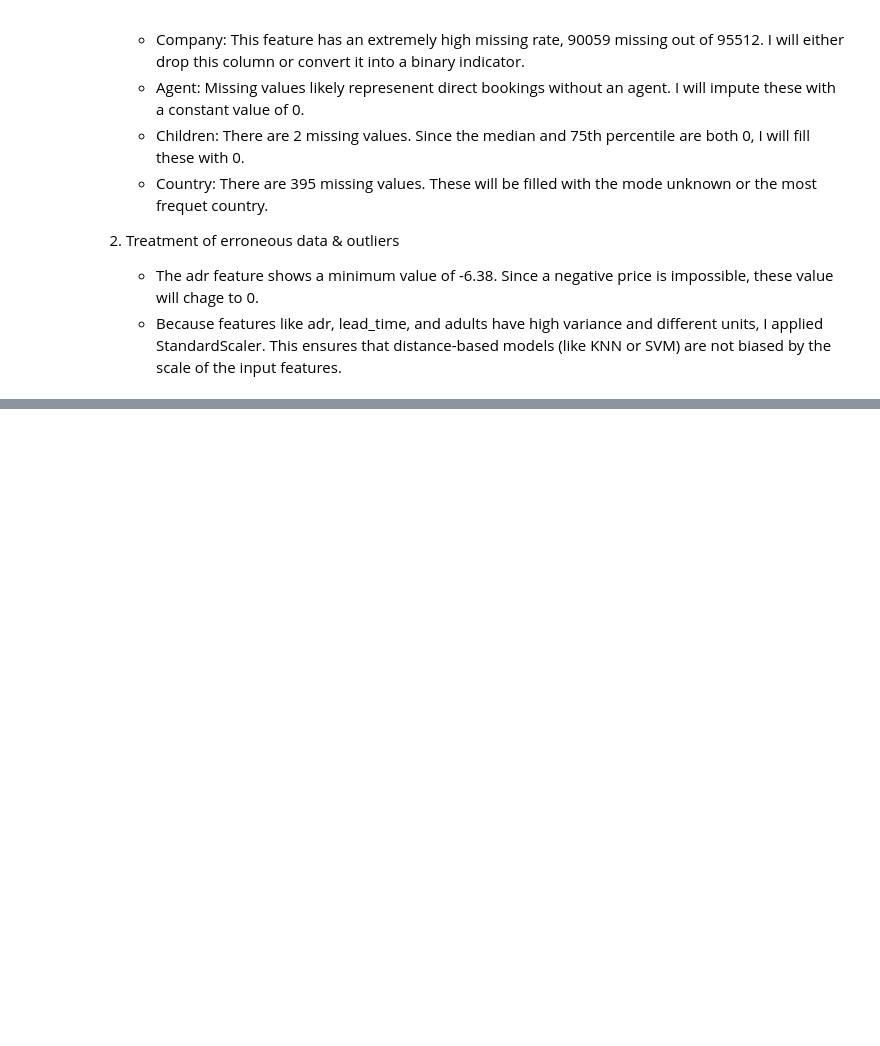
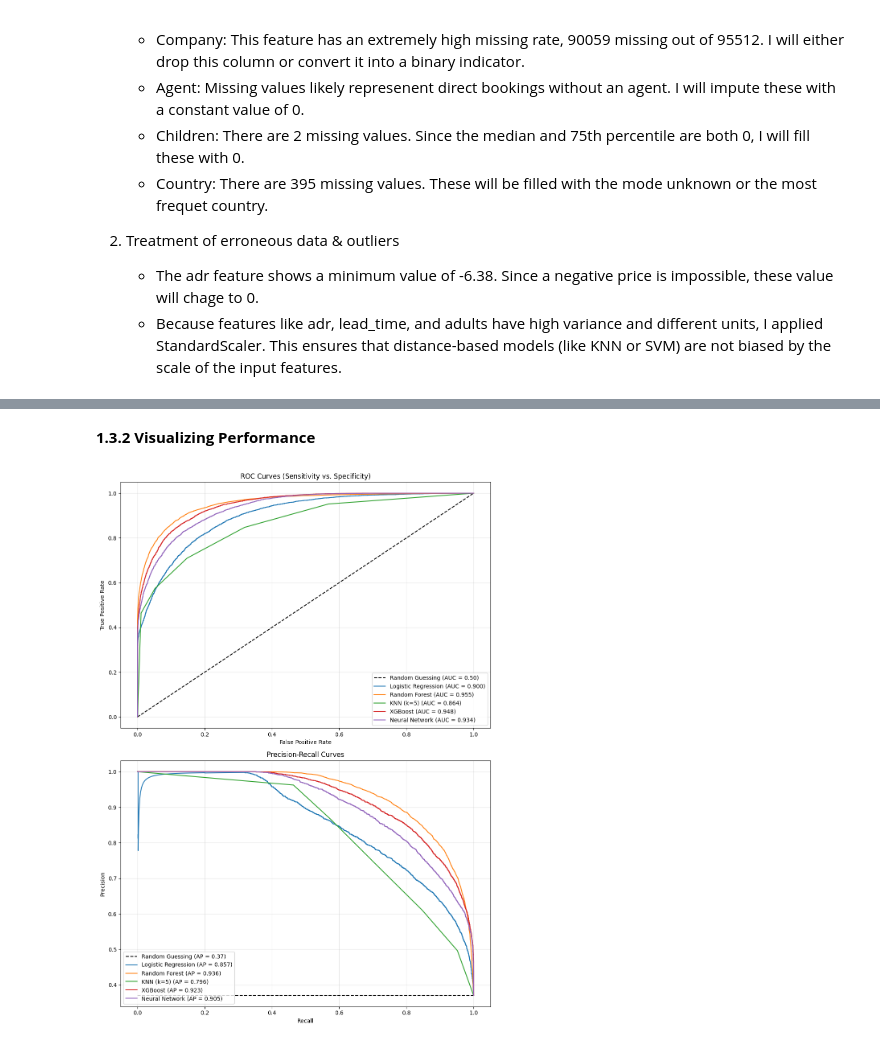
Before and after one commit to edwall201/Machine-Learning-26-Spring, a Jupyter notebook: assign5/assign5.ipynb, the cells around one changed output, grey strips where cells are left out. Cells and saved outputs as stored; diff of their text form; code cells hidden in the pictures; blank space fills up the shorter version.

```diff
--- a/assign5/assign5.ipynb
+++ b/assign5/assign5.ipynb
@@ -117,0 +118,12 @@ X_train_final, X_val, y_train_final, y_val = train_test_split(
+# %%
+from sklearn.model_selection import train_test_split
+
+y_train_np = np.array(y_train)
+
+# Perform the 80/20 split
+X_train_final, X_val, y_train_final, y_val = train_test_split(X_train_clean,
+    y_train_np, test_size=0.2, random_state=42, stratify=y_train_np )
+
+print(f"Total training samples available: {X_train_clean.shape[0]}")
+print(f"Final Training Set: {X_train_final.shape[0]} samples")
+print(f"Validation Set:     {X_val.shape[0]} samples")
@@ -117,0 +211,48 @@ X_train_final, X_val, y_train_final, y_val = train_test_split(
+# %% [markdown]
+**1.3.2 Visualizing Performance**
+# %%
+import matplotlib.pyplot as plt
+from sklearn.metrics import roc_curve, auc, precision_recall_curve, average_precision_score
+
+# Create a figure with two subplots
+fig, (ax1, ax2) = plt.subplots(2, 1, figsize=(10, 14))
+
+# 1. ROC Curve Plotting
+ax1.plot([0, 1], [0, 1], 'k--', label='Random Guessing (AUC = 0.50)')
+
+# 2. Precision-Recall Curve Plotting
+# Baseline for PR is the proportion of positive samples (cancellations)
+baseline_pr = y_val.mean()
+ax2.plot([0, 1], [baseline_pr, baseline_pr], 'k--', label=f'Random Guessing (AP = {baseline_pr:.2f})')
+
+for name, stats in model_stats.items():
+    y_probs = stats['probs']
+
+    # Calculate ROC metrics
+    fpr, tpr, _ = roc_curve(y_val, y_probs)
+    roc_auc = auc(fpr, tpr)
+    ax1.plot(fpr, tpr, label=f'{name} (AUC = {roc_auc:.3f})')
+
+    # Calculate PR metrics
+    precision, recall, _ = precision_recall_curve(y_val, y_probs)
+    ap = average_precision_score(y_val, y_probs)
+    ax2.plot(recall, precision, label=f'{name} (AP = {ap:.3f})')
+
+# Formatting the ROC Plot
+ax1.set_title('ROC Curves (Sensitivity vs. Specificity)')
+ax1.set_xlabel('False Positive Rate')
+ax1.set_ylabel('True Positive Rate')
+ax1.legend(loc='lower right')
+ax1.grid(alpha=0.3)
+
+# Formatting the PR Plot
+ax2.set_title('Precision-Recall Curves')
+ax2.set_xlabel('Recall')
+ax2.set_ylabel('Precision')
+ax2.legend(loc='lower left')
+ax2.grid(alpha=0.3)
+
+plt.tight_layout()
+plt.show()
+# %% [output]
+[figure, added]
```
Also changed, not shown: parts of 11 cells of this notebook.
